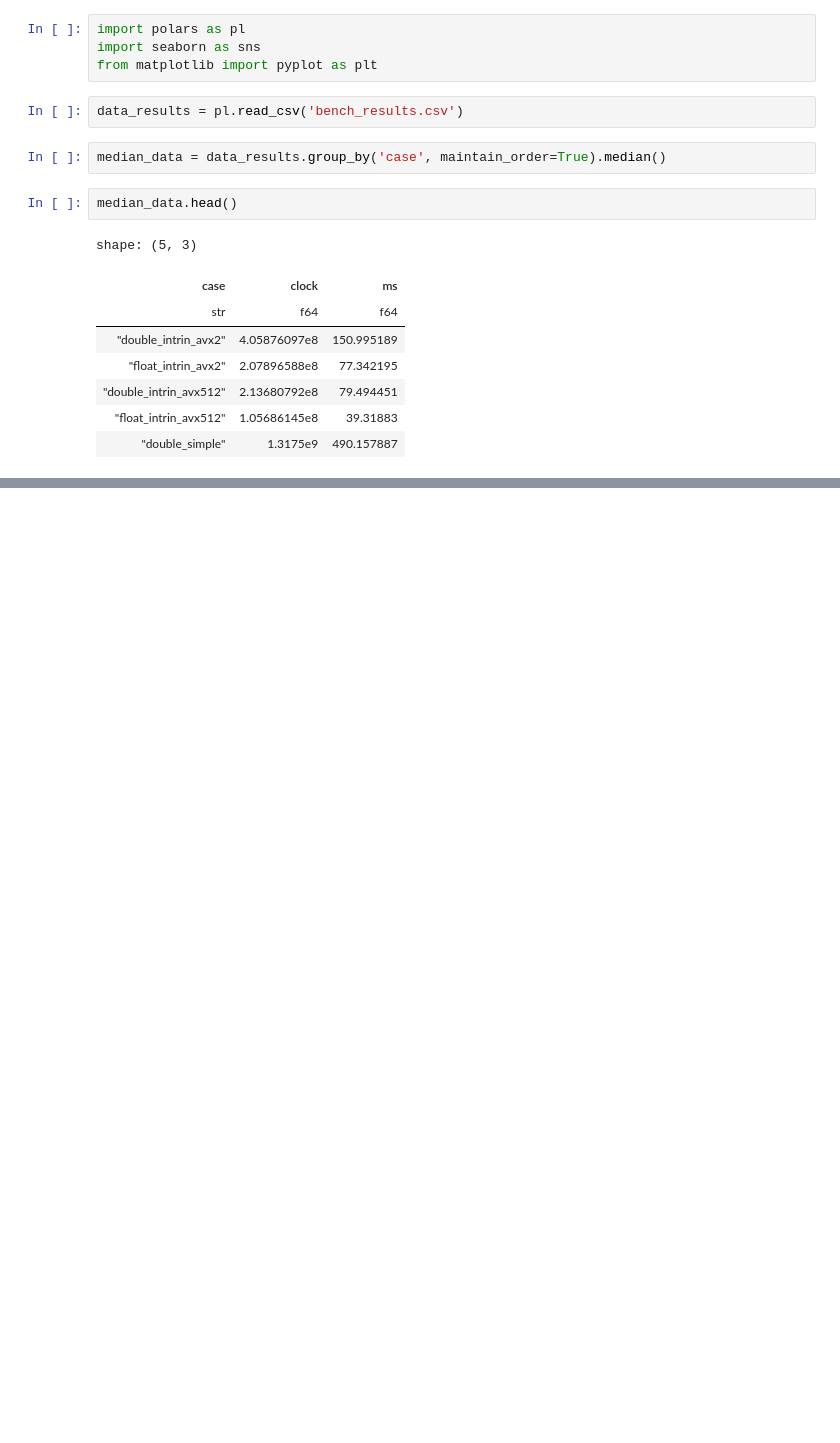
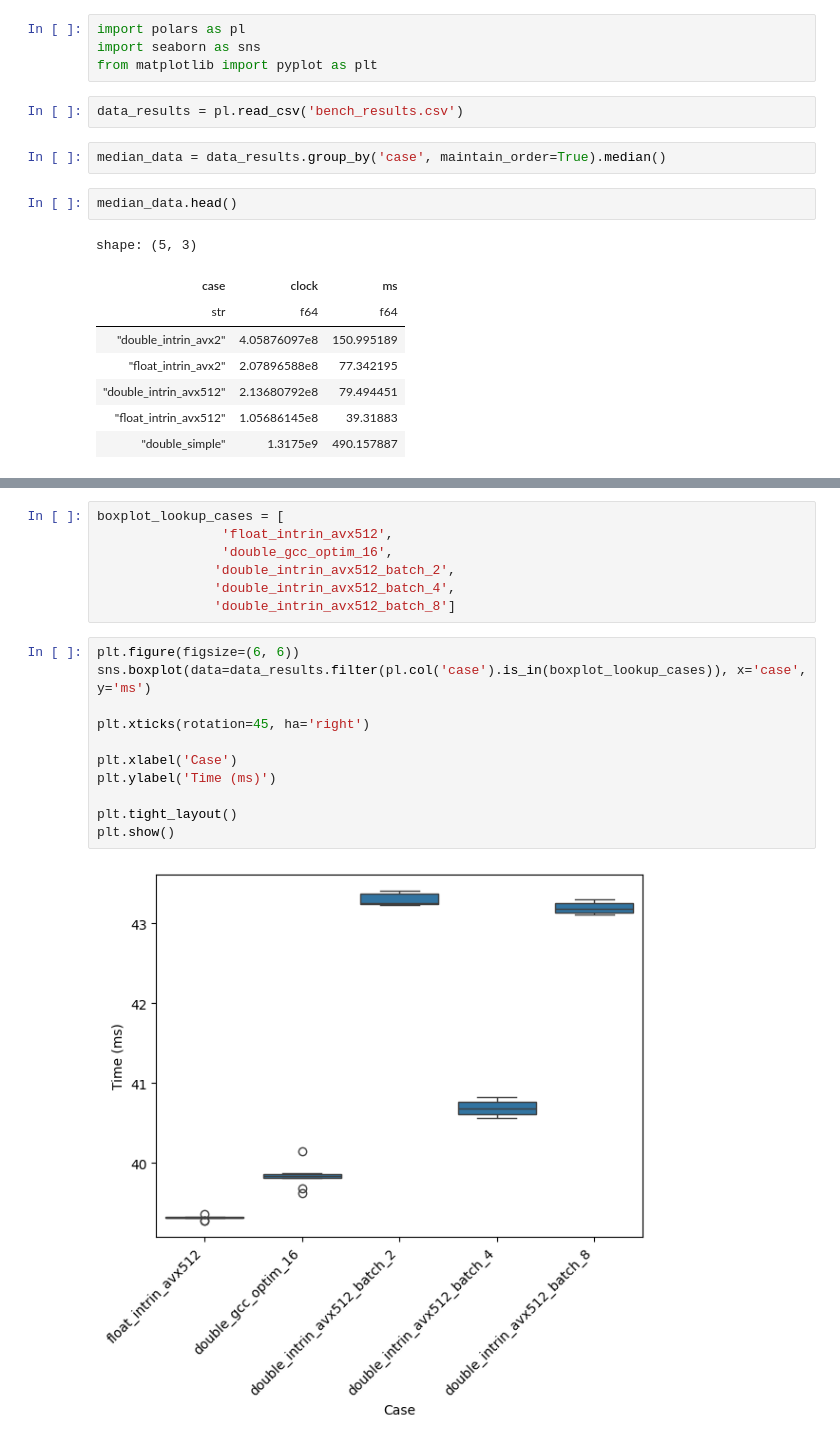
Before and after one commit to Waujito/ded_x86_64_asm, a Jupyter notebook: mandelbrot/analyze.ipynb, the cells around one changed output, grey strips where cells are left out. Cells and saved outputs as stored; diff of their text form; blank space fills up the shorter version.

```diff
--- a/mandelbrot/analyze.ipynb
+++ b/mandelbrot/analyze.ipynb
@@ -58,0 +68,20 @@ plt.show()
+# %%
+boxplot_lookup_cases = [
+                'float_intrin_avx512',
+                'double_gcc_optim_16',
+               'double_intrin_avx512_batch_2',
+               'double_intrin_avx512_batch_4',
+               'double_intrin_avx512_batch_8']
+# %%
+plt.figure(figsize=(6, 6))
+sns.boxplot(data=data_results.filter(pl.col('case').is_in(boxplot_lookup_cases)), x='case', y='ms')
+
+plt.xticks(rotation=45, ha='right')
+
+plt.xlabel('Case')
+plt.ylabel('Time (ms)')
+
+plt.tight_layout()
+plt.show()
+# %% [output]
+[figure, added]
```
Also changed, not shown: parts of 9 cells of this notebook, 5 other files.
